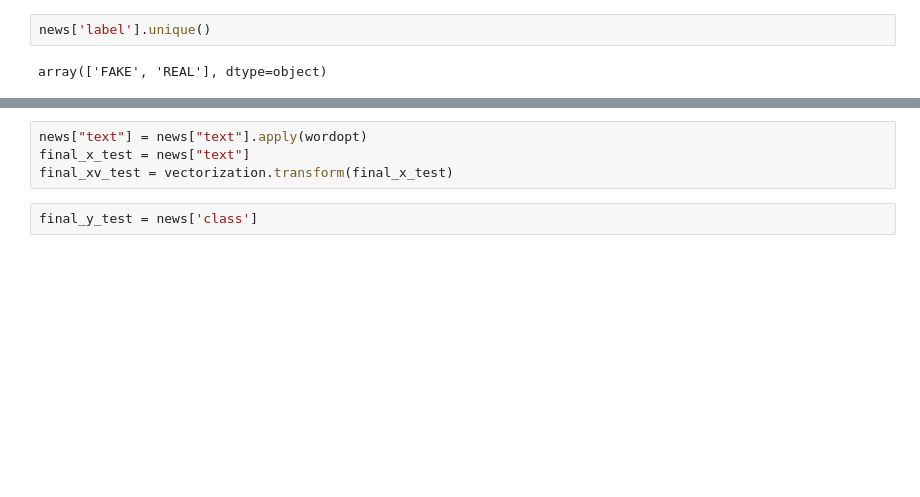
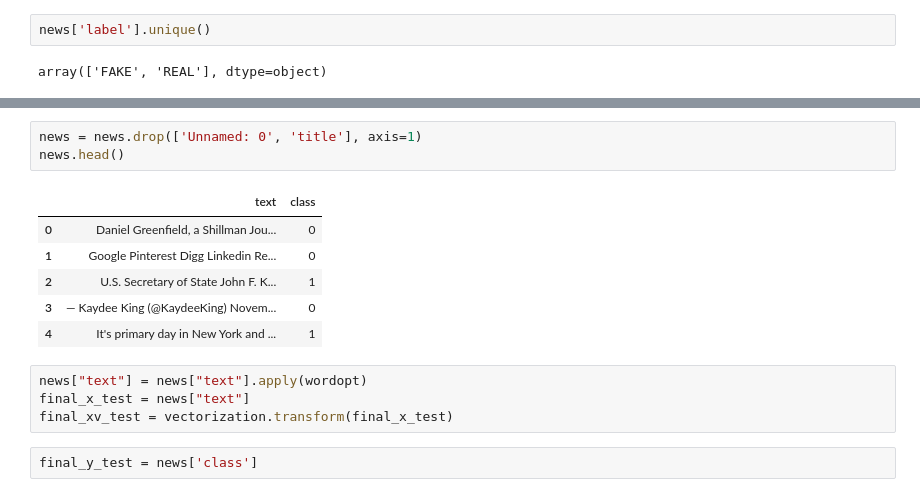
Before and after one commit to keijiart/Fake_News_Detection, a Jupyter notebook: Fake_news.ipynb, the cells around one changed output, grey strips where cells are left out. Drawn from its saved outputs; the diff is of its cells as text; blank space fills up the shorter version.

```diff
--- a/Fake_news.ipynb
+++ b/Fake_news.ipynb
@@ -449,3 +487,13 @@ array(['FAKE', 'REAL'], dtype=object)
+# %%
+news = news.drop(['Unnamed: 0', 'title'], axis=1)
+news.head()
+# %% [output]
+|  | text | class |
+| 0 | Daniel Greenfield, a Shillman Jou... | 0 |
+| 1 | Google Pinterest Digg Linkedin Re... | 0 |
+| 2 | U.S. Secretary of State John F. K... | 1 |
+| 3 | — Kaydee King (@KaydeeKing) Novem... | 0 |
+| 4 | It's primary day in New York and ... | 1 |
 # %%
 news["text"] = news["text"].apply(wordopt)
 final_x_test = news["text"]
```
Also changed, not shown: parts of 39 cells of this notebook.
